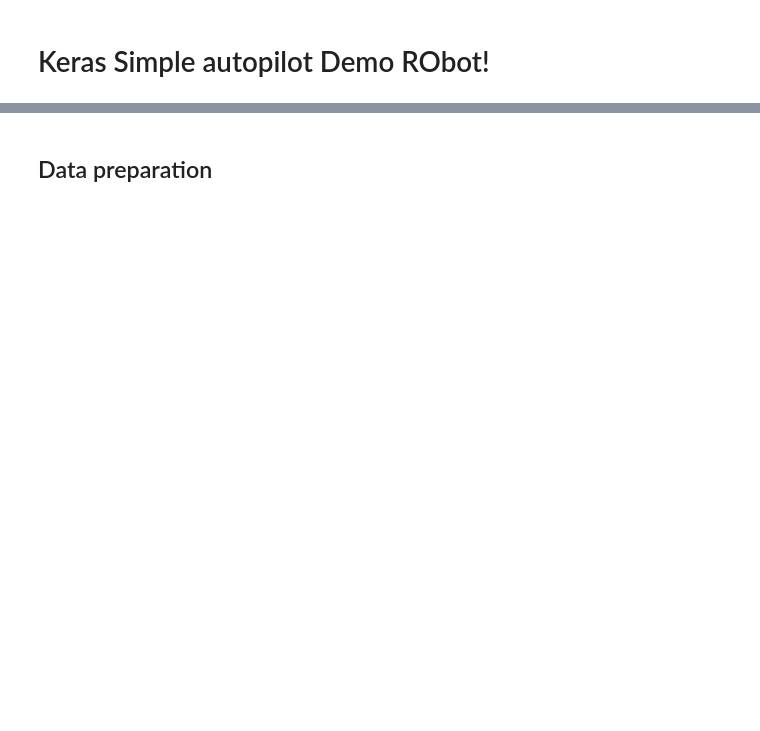
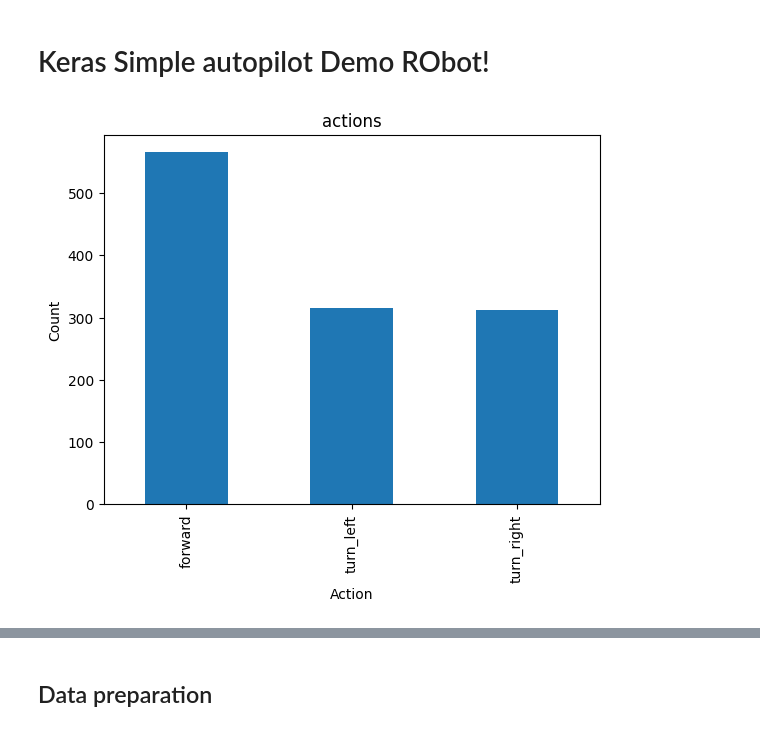
Before and after one commit to daanzap/ai_robot, a Jupyter notebook: notebooks/robot_auto_pilot_keras.ipynb, the cells around one changed output, grey strips where cells are left out. Saved outputs shown, nothing was run; the diff lists cells and outputs as text; code cells hidden in the pictures; blank space fills up the shorter version.

```diff
--- a/notebooks/robot_auto_pilot_keras.ipynb
+++ b/notebooks/robot_auto_pilot_keras.ipynb
@@ -18,20 +18,22 @@ import os
 # %%
 # prepare data
 data = pd.read_csv(os.path.join('..', 'source', 'logs', '20200904-165427.log'))
 data.shape
 data = data[data.all_stop != 'all_stop']
 data = data[data.all_stop != 'backward']
 data_forward_length =  data[data.all_stop == 'forward'].shape[0]
 data_random_forward = data[data.all_stop == 'forward'].sample(n=int(data_forward_length*0.9))
 data.drop(data_random_forward.index,inplace=True)
 data['all_stop'].value_counts().plot(kind='bar')
 plt.title('actions')
-plt.xlabel('all_stop')
+plt.xlabel('Action')
 plt.ylabel('Count')
 
 image_size = 64
 
 data = data.sample(frac=1).reset_index(drop=True)
+# %% [output]
+[figure, added]
 # %%
 # split into training and test data (10% test data)
 data_test = data.sample(n=int(data.shape[0]/10))
```
Also changed, not shown: parts of 7 cells of this notebook, 4 other files.
